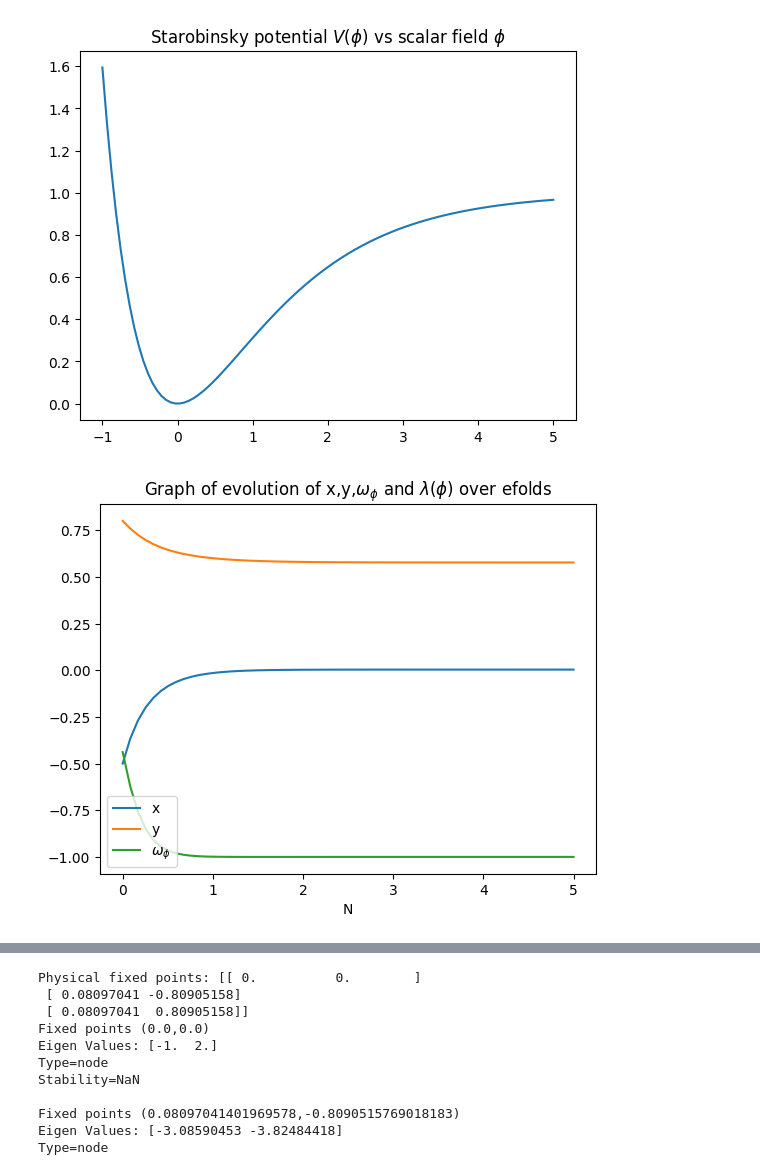
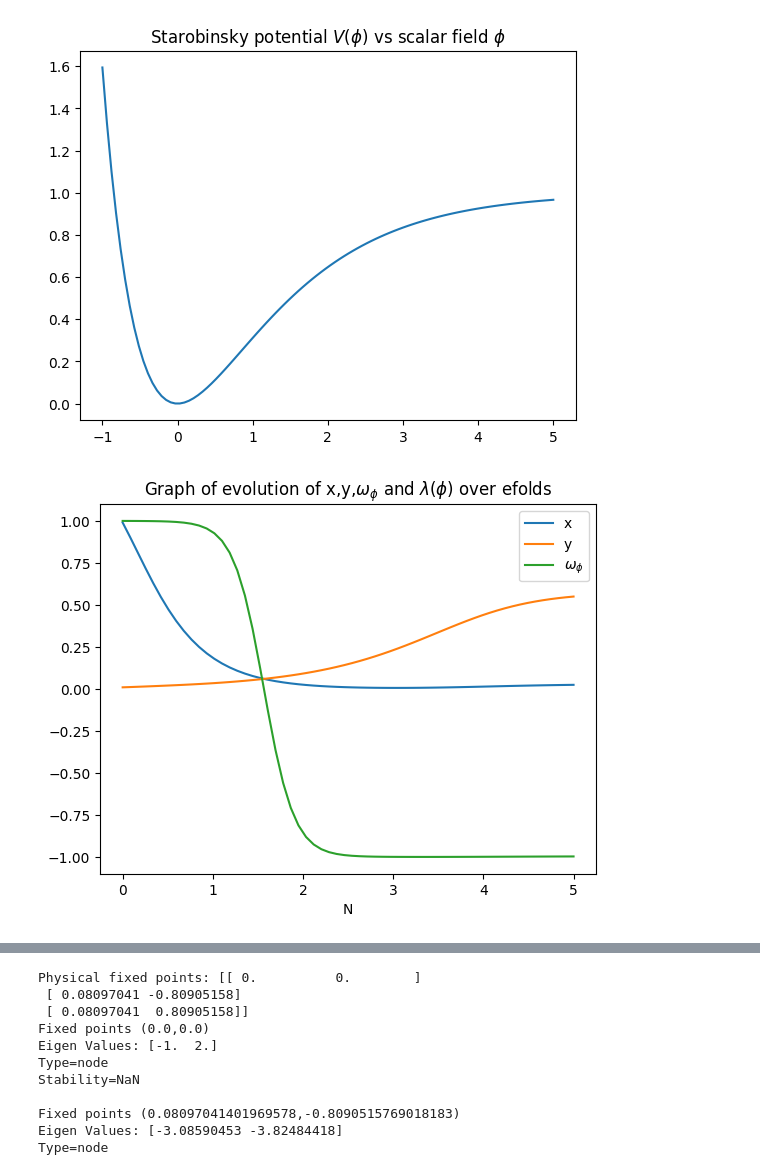
Before and after one commit to up2107120/Dynamical-systems-of-DE, a Jupyter notebook: test_code.ipynb, the cells around one changed output, grey strips where cells are left out. Cells and saved outputs as stored; diff of their text form; code cells hidden in the pictures.

```diff
--- a/test_code.ipynb
+++ b/test_code.ipynb
@@ -46,35 +46,35 @@ def Gamma(lam):
     return 1.0 - 0.5*((lam + (2/3)**0.5)/lam)**1.0  #1.0 - 0.5*((lam + 1.63299316185545)/lam)
                                              #1-0.5*((lam+2*np.sqrt(2/3))/lam)
 def system(X,N):
     x, y, lam = X
     dx = (-3*x+ np.sqrt(3/2)*lam*y**2+1.5*x*((1-wb)*(x**2-y**2)+(1+wb)*(1-x**2-y**2)))  #shows how the kinetic energy density fraction grows over e folds
     dy = (-np.sqrt(3/2)*x*y*lam+ 1.5*y*((1-wb)*(x**2-y**2)+(1+wb)*(1-x**2-y**2)))  #shows how the potential energy density fraction grows over e folds
     dlam = -np.sqrt(6)*x*lam**2*(Gamma(lam)-1)  #shows the potnetial gradient change over e folds
     return [dx, dy, dlam]
 
 # Initial conditions
-X0 = [-0.5,0.8,0.03]  #initial conditions for inflation, at inflation x<<y and y approaches 1, potential dominated.
+X0 = [0.99, 0.01, 0.1]  #initial conditions for inflation, at inflation x<<y and y approaches 1, potential dominated.
 N_span = np.linspace(0, 5, 60)# inflation lasted approx 60 efolds
 #   early time inflation slow roll [0.01, 0.99, 0.01-1], wb=0, N=0-5
 #   early time post inflation radiation dom time [0.05, 0.95, 1-3], wb=1/3, N=0-5
 #   late time tracking [0.1, 0.1, 1-5], wb=0, N=0-60 or 100
 #   late time tracking and scaling and DE [0.01, 0.01, 0.5] lambda dominated universe, wb = -1, N=0-60 or 100
 
 sol = odeint(system, X0, N_span)
 x = sol[:,0]
 y = sol[:,1]
 lam = sol[:,2]
 w = (x**2 - y**2) / ((x**2 + y**2)+1e-18) #to avoid exploding to infinity, signals a singularity
 plt.plot(N_span,x, label='x')
 plt.plot(N_span, y, label='y')
 #plt.plot(N_span, lam, label='$\lambda$')
 plt.plot(N_span, w, label='$\omega_\phi$')
 plt.title(rf"Graph of evolution of x,y,$\omega_\phi$ and $\lambda(\phi)$ over efolds")
 plt.legend()
 plt.xlabel("N")
 plt.show()
 # %% [output]
-[figure, old version]
+[figure, new version]
 # %%
 #  generating dynamical system phase portraits
 import numpy as np
```
Also changed, not shown: parts of 10 cells of this notebook.
